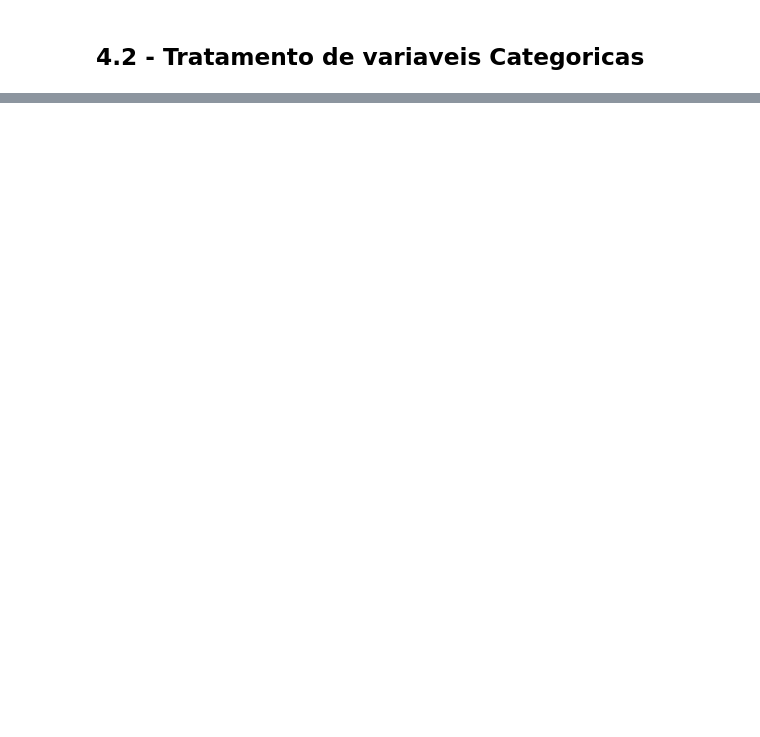
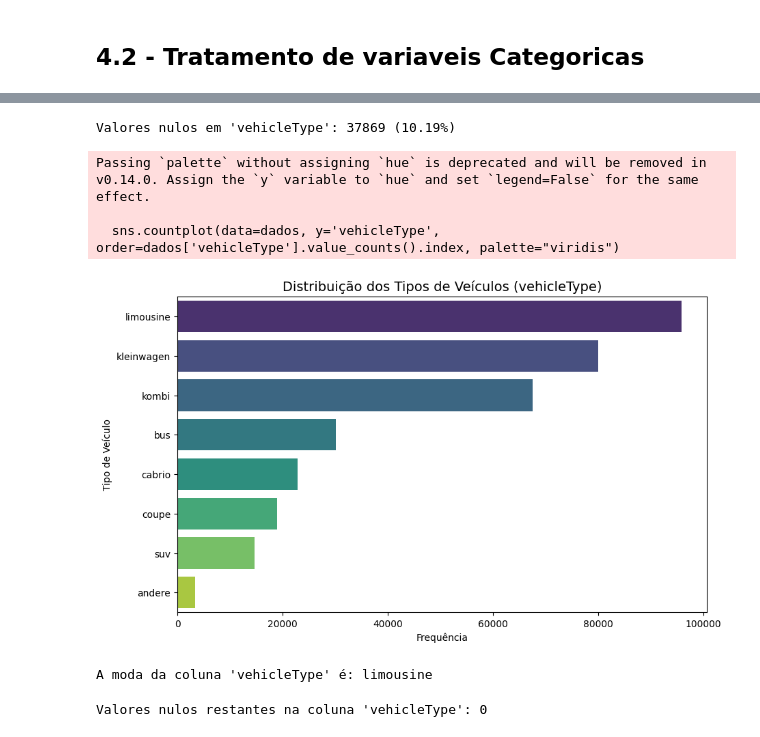
Before and after one commit to felipesayegg/CarPriceEstimator, a Jupyter notebook: MultilayerPerceptronCar.ipynb, the cells around one changed output, grey strips where cells are left out. Drawn from its saved outputs; the diff is of its cells as text; code cells hidden in the pictures; blank space fills up the shorter version.

```diff
--- a/MultilayerPerceptronCar.ipynb
+++ b/MultilayerPerceptronCar.ipynb
@@ -483,0 +535,21 @@ Essas mudanças garantem que os dados estejam mais limpos, consistentes e adequa
+# %%
+# Calculando a porcentagem de nulos
+total = len(dados)
+nulos = dados['vehicleType'].isnull().sum()
+porcentagem_nulos = nulos / total * 100
+print(f"\nValores nulos em 'vehicleType': {nulos} ({porcentagem_nulos:.2f}%)")
+# %% [output]
+Valores nulos em 'vehicleType': 37869 (10.19%)
+# %%
+plt.figure(figsize=(10, 6))
+sns.countplot(data=dados, y='vehicleType', order=dados['vehicleType'].value_counts().index, palette="viridis")
+plt.title("Distribuição dos Tipos de Veículos (vehicleType)", fontsize=14)
+plt.xlabel("Frequência")
+plt.ylabel("Tipo de Veículo")
+plt.show()
+# grafico para ver a categoria da varivael  vehicleType que mais tem no dados
+# %% [output]
+Passing `palette` without assigning `hue` is deprecated and will be removed in v0.14.0. Assign the `y` variable to `hue` and set `legend=False` for the same effect.
+
+  sns.countplot(data=dados, y='vehicleType', order=dados['vehicleType'].value_counts().index, palette="viridis")
+[figure, added]
@@ -483,0 +559,5 @@ Essas mudanças garantem que os dados estejam mais limpos, consistentes e adequa
+# %%
+# Exibe a moda calculada para verificar o resultado
+print(f"A moda da coluna 'vehicleType' é: {moda_vehicle_type}")
+# %% [output]
+A moda da coluna 'vehicleType' é: limousine
@@ -483,0 +567,5 @@ Essas mudanças garantem que os dados estejam mais limpos, consistentes e adequa
+# %%
+# Verifica se ainda há valores nulos após a substituição
+print(f"Valores nulos restantes na coluna 'vehicleType': {dados['vehicleType'].isnull().sum()}")
+# %% [output]
+Valores nulos restantes na coluna 'vehicleType': 0
```
Also changed, not shown: parts of 60 cells of this notebook.
